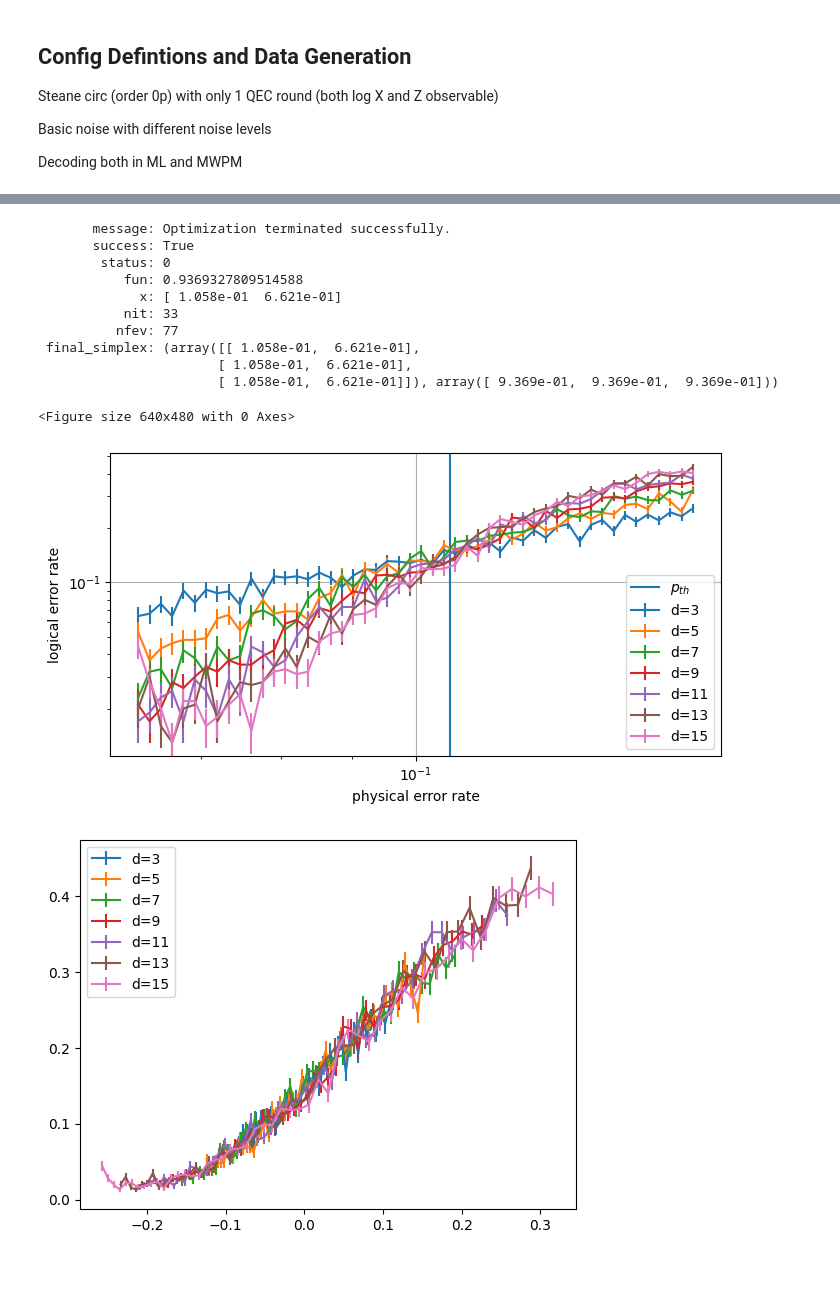
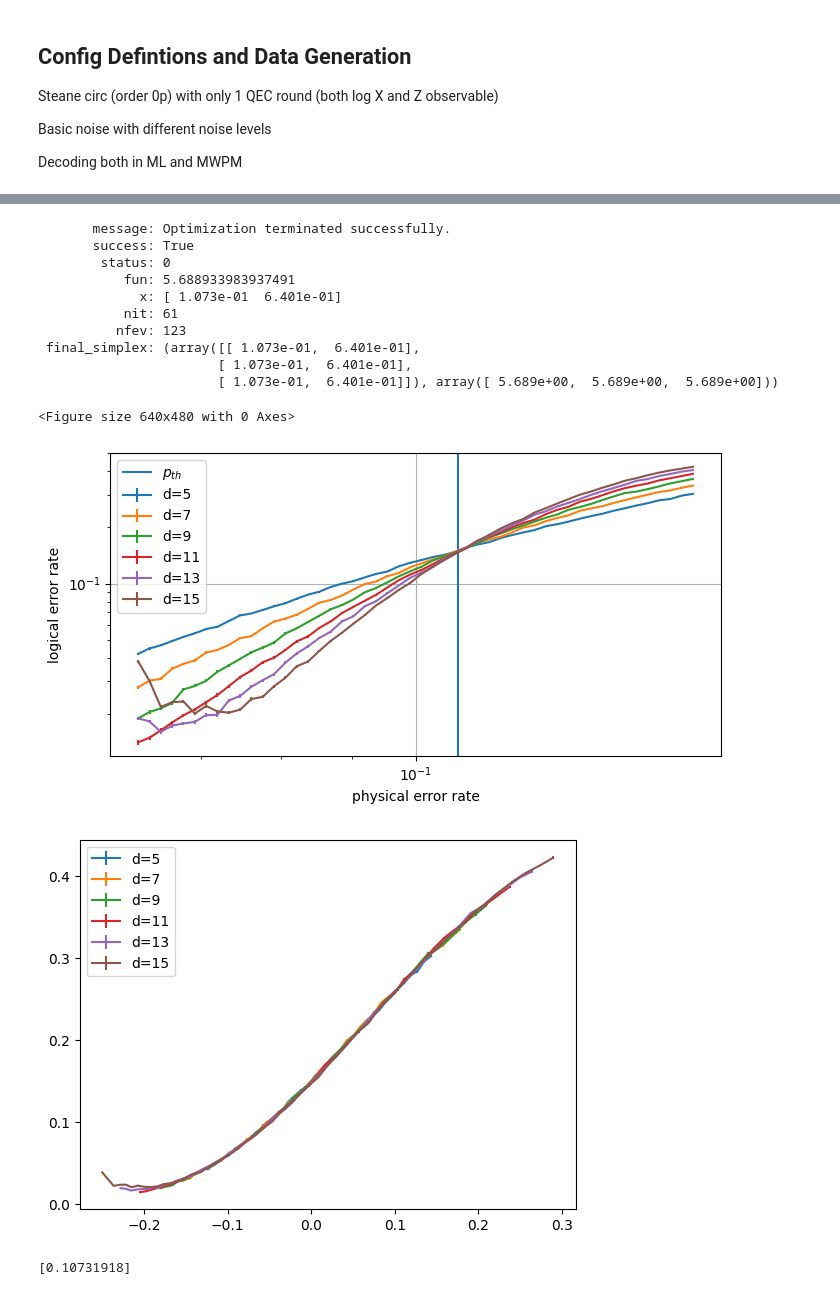
Before and after one commit to leonardlux/MasterArbeit, a Jupyter notebook: code/result_basic_noise.ipynb, the cells around one changed output, grey strips where cells are left out. Saved outputs shown, nothing was run; the diff lists cells and outputs as text; code cells hidden in the pictures.

```diff
--- a/code/result_basic_noise.ipynb
+++ b/code/result_basic_noise.ipynb
@@ -220,34 +249,38 @@ if rerun_everything or False:
 # %%
 # Folder paths
-folder_name_ML_Z = "basic_md_1r_steane_Z_ML"
+folder_name_ML_Z = "basic_md_1r_steane_Z_ML_lots"
 folder_name_ML_X = "basic_md_1r_steane_X_ML"
 folder_name_MWPM_Z = "basic_md_1r_steane_Z_MWPM"
 folder_name_MWPM_X = "basic_md_1r_steane_X_MWPM"
 # %%
-def analysis_pipeline(folder_name, guess_nu = [], guess_pth = []):
+def analysis_pipeline(folder_name, guess_pth = [], guess_nu = [],):
     config, data = read_folder(folder_name)
     data = data_pre_processing(data)
     data = determine_threshold(data,guess_nu=guess_nu,guess_pth=guess_pth)
     data_plot_log_error_rates(data)
     data_plot_fssa_results(data)
+    return data
 # %%
-analysis_pipeline(
+results_ML_Z = analysis_pipeline(
     folder_name_ML_Z,
-    guess_nu = [1.5],
-    guess_pth = [0.1]
+    guess_pth = [0.1],
+    guess_nu = [0.6],
     )
+
+print(results_ML_Z["p_threshold"])
 # %% [output]
        message: Optimization terminated successfully.
        success: True
         status: 0
-           fun: 0.9369327809514588
-             x: [ 1.058e-01  6.621e-01]
-           nit: 33
-          nfev: 77
- final_simplex: (array([[ 1.058e-01,  6.621e-01],
-                       [ 1.058e-01,  6.621e-01],
-                       [ 1.058e-01,  6.621e-01]]), array([ 9.369e-01,  9.369e-01,  9.369e-01]))
+           fun: 5.688933983937491
+             x: [ 1.073e-01  6.401e-01]
+           nit: 61
+          nfev: 123
+ final_simplex: (array([[ 1.073e-01,  6.401e-01],
+                       [ 1.073e-01,  6.401e-01],
+                       [ 1.073e-01,  6.401e-01]]), array([ 5.689e+00,  5.689e+00,  5.689e+00]))
 <Figure size 640x480 with 0 Axes>
-[figure, old version]
+[figure, new version]
-[figure, old version]
+[figure, new version]
+[0.10731918]
 # %%
```
Also changed, not shown: parts of 9 cells of this notebook, 10 other files.
